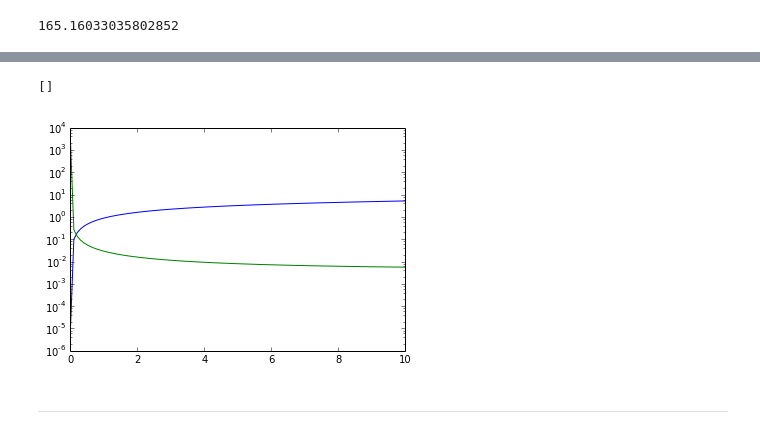
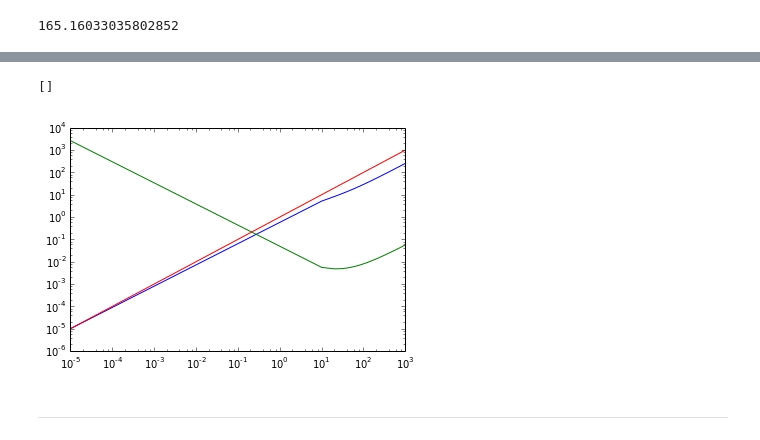
Before and after one commit to sbustamante/CosmologicalBlackHoles, a Jupyter notebook: Codes/controlled_experiments.ipynb, the cells around one changed output, grey strips where cells are left out. Drawn from its saved outputs; the diff is of its cells as text; code cells hidden in the pictures.

```diff
--- a/Codes/controlled_experiments.ipynb
+++ b/Codes/controlled_experiments.ipynb
@@ -548,13 +546,14 @@ array([  2.77659469e+03,   2.77360304e-01,   1.39944940e-01,
 # %%
 #Plotting bmax function
-R = np.linspace( 1e-5,10,100 )
+R = np.linspace( 1e-5,1000,100 )
 Bmax = hernquist.bmax( R )
 plt.plot( R, Bmax )
 Bmin = np.array([hernquist.bmin(hernquist.v_circular(ri)) for ri in R])
 plt.plot( R, Bmin )
-plt.semilogy()
+plt.plot( R, R )
+plt.loglog()
 # %% [output]
 []
-[figure, old version]
+[figure, new version]
 # %% [markdown]
 - - -
```
Also changed, not shown: parts of 10 cells of this notebook.
